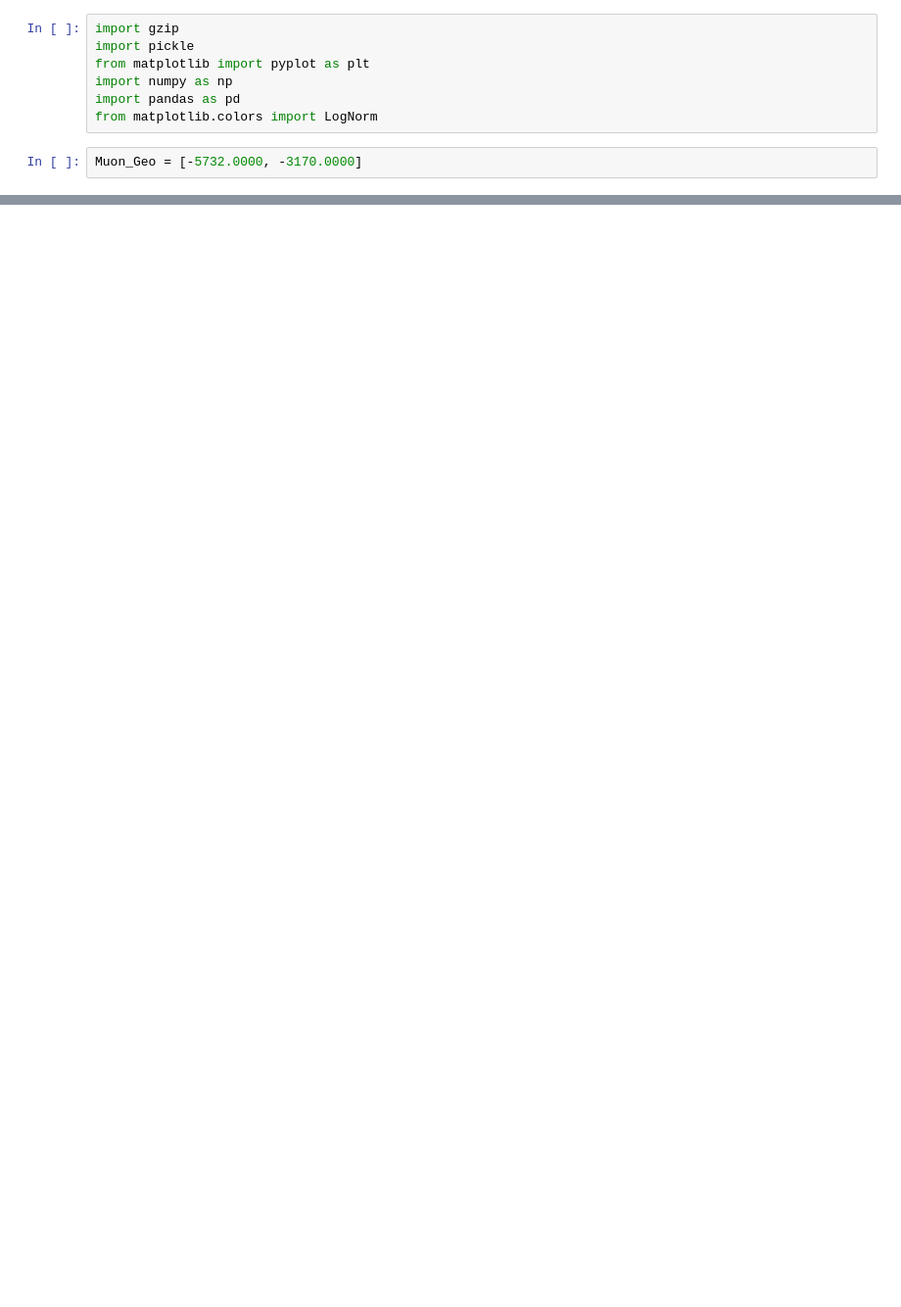
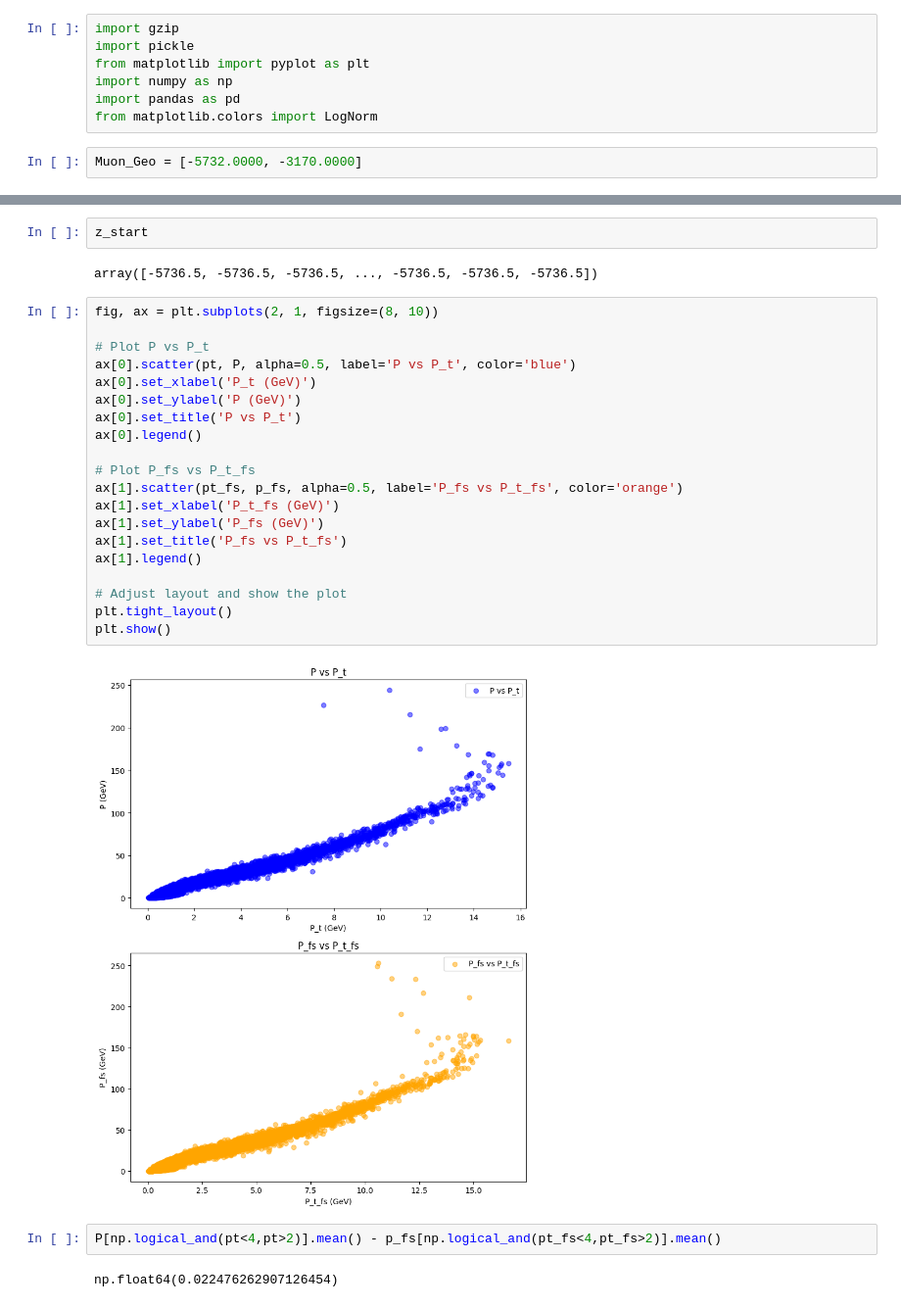
Before and after one commit to lfpc/fairship_simulation, a Jupyter notebook: outputs/scripts/analysis.ipynb, the cells around one changed output, grey strips where cells are left out. Shown at 98% size. Saved outputs shown, nothing was run; the diff lists cells and outputs as text; blank space fills up the shorter version.

```diff
--- a/outputs/scripts/analysis.ipynb
+++ b/outputs/scripts/analysis.ipynb
@@ -89,0 +100,30 @@ plt.show()
+# %%
+z_start
+# %% [output]
+array([-5736.5, -5736.5, -5736.5, ..., -5736.5, -5736.5, -5736.5])
+# %%
+fig, ax = plt.subplots(2, 1, figsize=(8, 10))
+
+# Plot P vs P_t
+ax[0].scatter(pt, P, alpha=0.5, label='P vs P_t', color='blue')
+ax[0].set_xlabel('P_t (GeV)')
+ax[0].set_ylabel('P (GeV)')
+ax[0].set_title('P vs P_t')
+ax[0].legend()
+
+# Plot P_fs vs P_t_fs
+ax[1].scatter(pt_fs, p_fs, alpha=0.5, label='P_fs vs P_t_fs', color='orange')
+ax[1].set_xlabel('P_t_fs (GeV)')
+ax[1].set_ylabel('P_fs (GeV)')
+ax[1].set_title('P_fs vs P_t_fs')
+ax[1].legend()
+
+# Adjust layout and show the plot
+plt.tight_layout()
+plt.show()
+# %% [output]
+[figure, added]
+# %%
+P[np.logical_and(pt<4,pt>2)].mean() - p_fs[np.logical_and(pt_fs<4,pt_fs>2)].mean()
+# %% [output]
+np.float64(0.022476262907126454)
```
Also changed, not shown: parts of 13 cells of this notebook, 3 other files.
